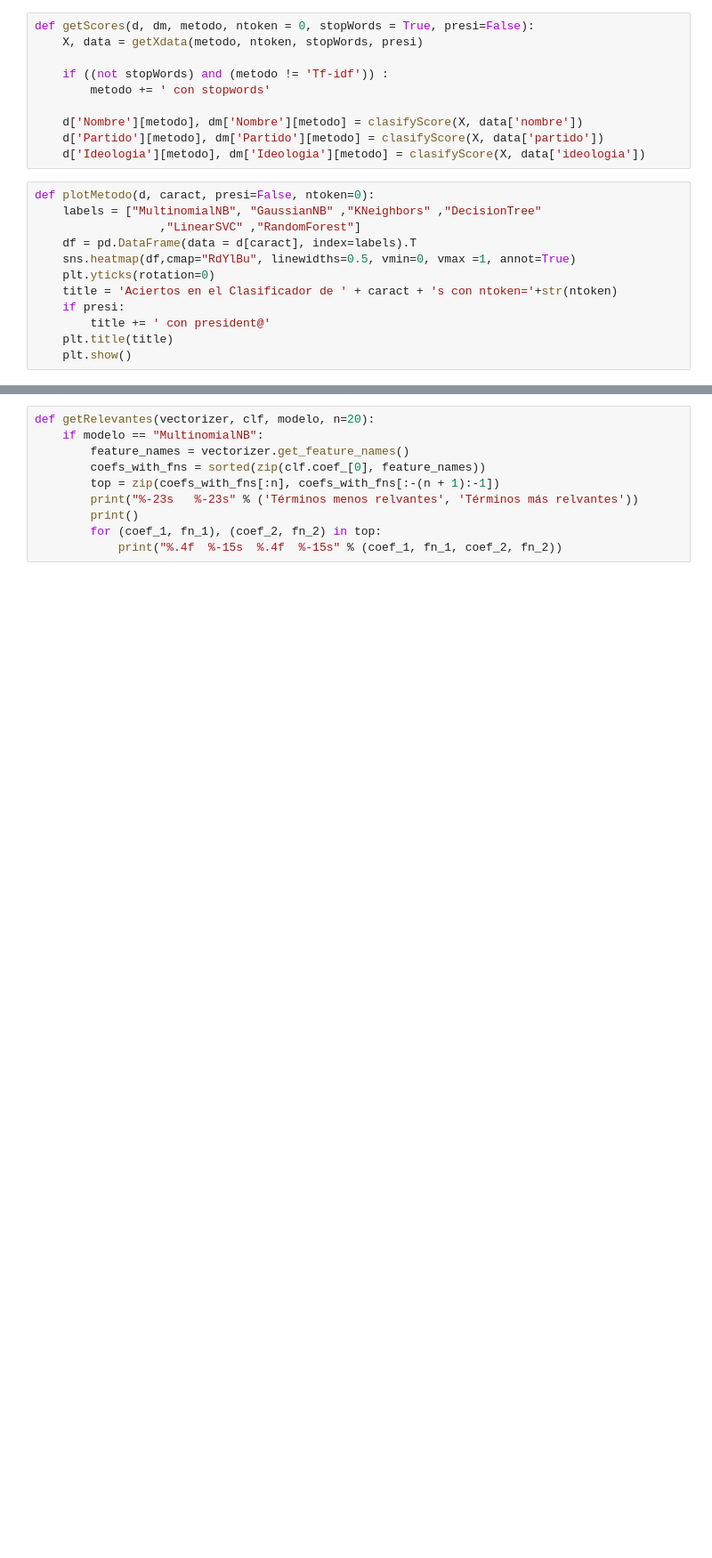
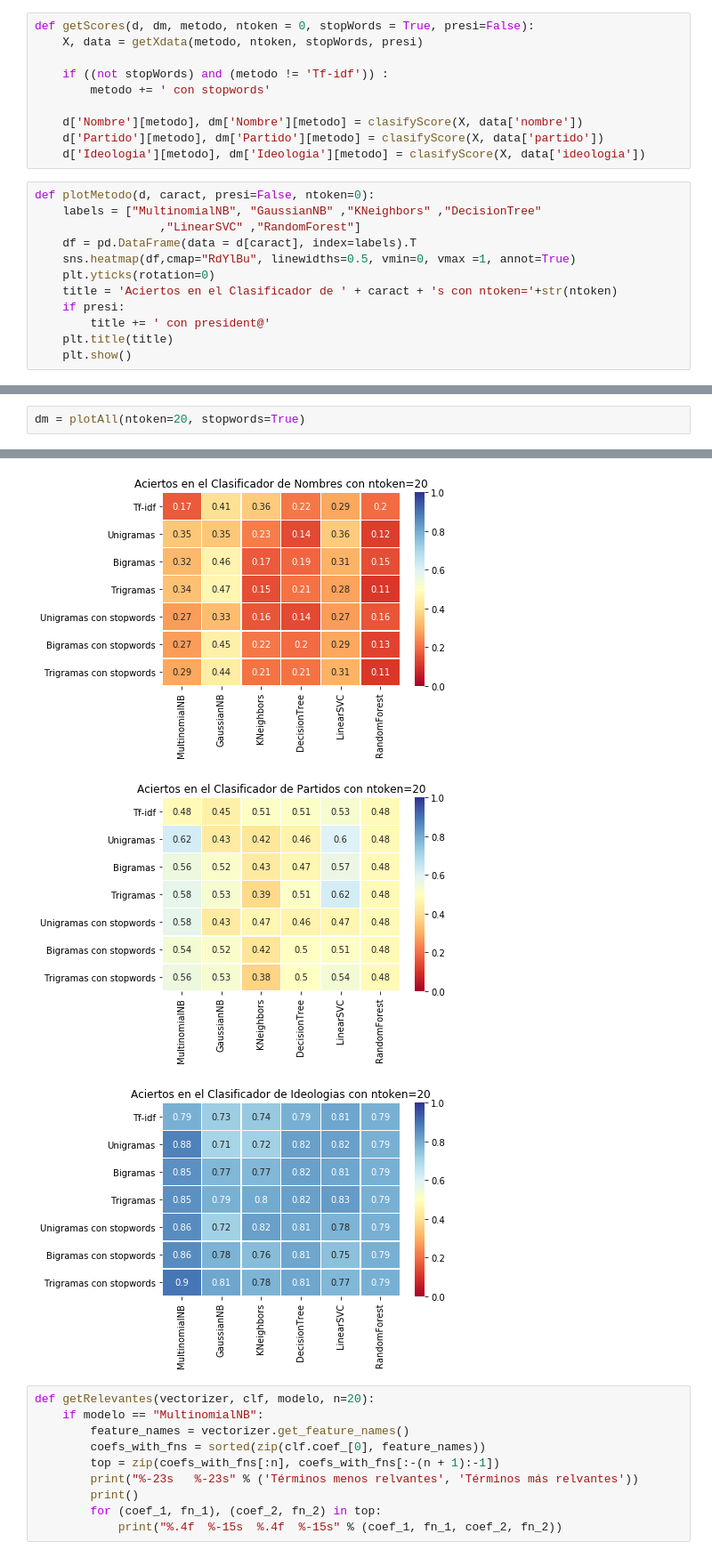
Before and after one commit to elvgarrui/Parlamento_PLN, a Jupyter notebook: clasificador_parlamento.ipynb, the cells around one changed output, grey strips where cells are left out. Shown at 89% size. Drawn from its saved outputs; the diff is of its cells as text; blank space fills up the shorter version.

```diff
--- a/clasificador_parlamento.ipynb
+++ b/clasificador_parlamento.ipynb
@@ -265,0 +276,3 @@ Wall time: 57.3 s
+# %%
+dm = plotAll(ntoken=20, stopwords=True)
+# %% [output]
@@ -266,3 +293,6 @@ Wall time: 57.3 s
+[figure, added]
+[figure, added]
+[figure, added]
 # %%
 def getRelevantes(vectorizer, clf, modelo, n=20):
     if modelo == "MultinomialNB":
```
Also changed, not shown: parts of 5 cells of this notebook.
